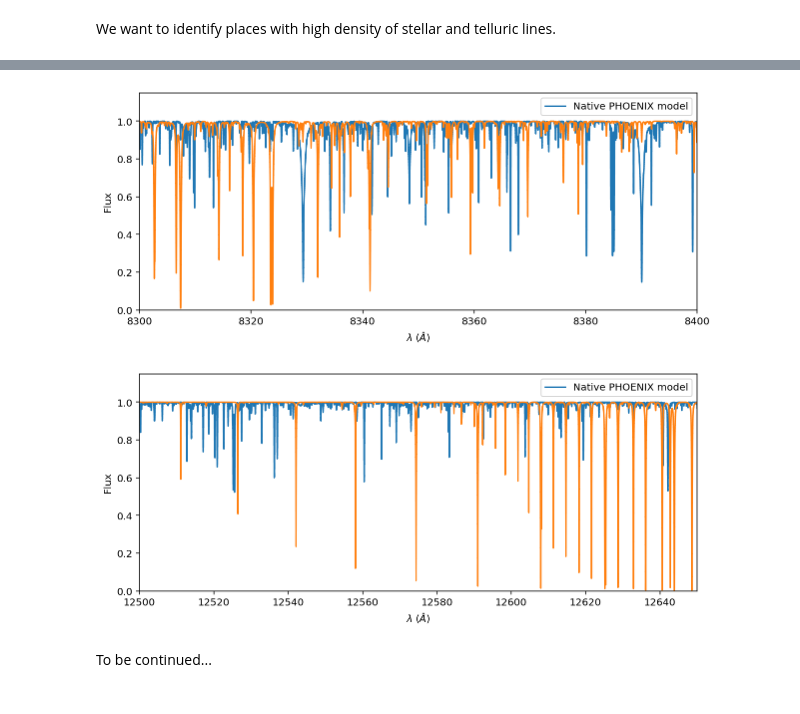
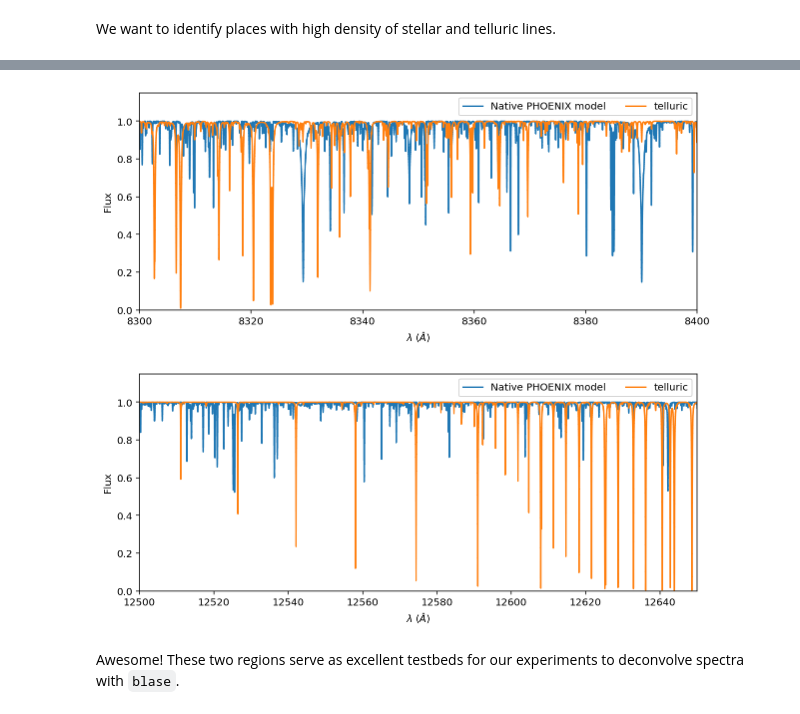
Before and after one commit to gully/blase, a Jupyter notebook: docs/FAQ/study01.ipynb, the cells around one changed output, grey strips where cells are left out. Cells and saved outputs as stored; diff of their text form; code cells hidden in the pictures.

```diff
--- a/docs/FAQ/study01.ipynb
+++ b/docs/FAQ/study01.ipynb
@@ -98,16 +95,16 @@ with torch.no_grad():
 # %%
 ax = stellar_spectrum.plot(ylo=0.0, yhi=1.15, label='Native PHOENIX model')
-telluric_spectrum.plot(ax=ax)
+telluric_spectrum.plot(ax=ax, label='telluric')
 ax.set_xlim(8300, 8400)
-ax.legend(loc='upper right');
+ax.legend(loc='upper right', ncol=2);
 # %% [output]
-[figure, old version]
+[figure, new version]
 # %%
 ax = stellar_spectrum.plot(ylo=0.0, yhi=1.15, label='Native PHOENIX model')
-telluric_spectrum.plot(ax=ax)
+telluric_spectrum.plot(ax=ax, label='telluric')
 ax.set_xlim(12500, 12650)
-ax.legend(loc='upper right');
+ax.legend(loc='upper right', ncol=2);
 # %% [output]
-[figure, old version]
+[figure, new version]
 # %% [markdown]
-To be continued...
+Awesome! These two regions serve as excellent testbeds for our experiments to deconvolve spectra with `blase`.
```
Also changed, not shown: parts of 10 cells of this notebook.
